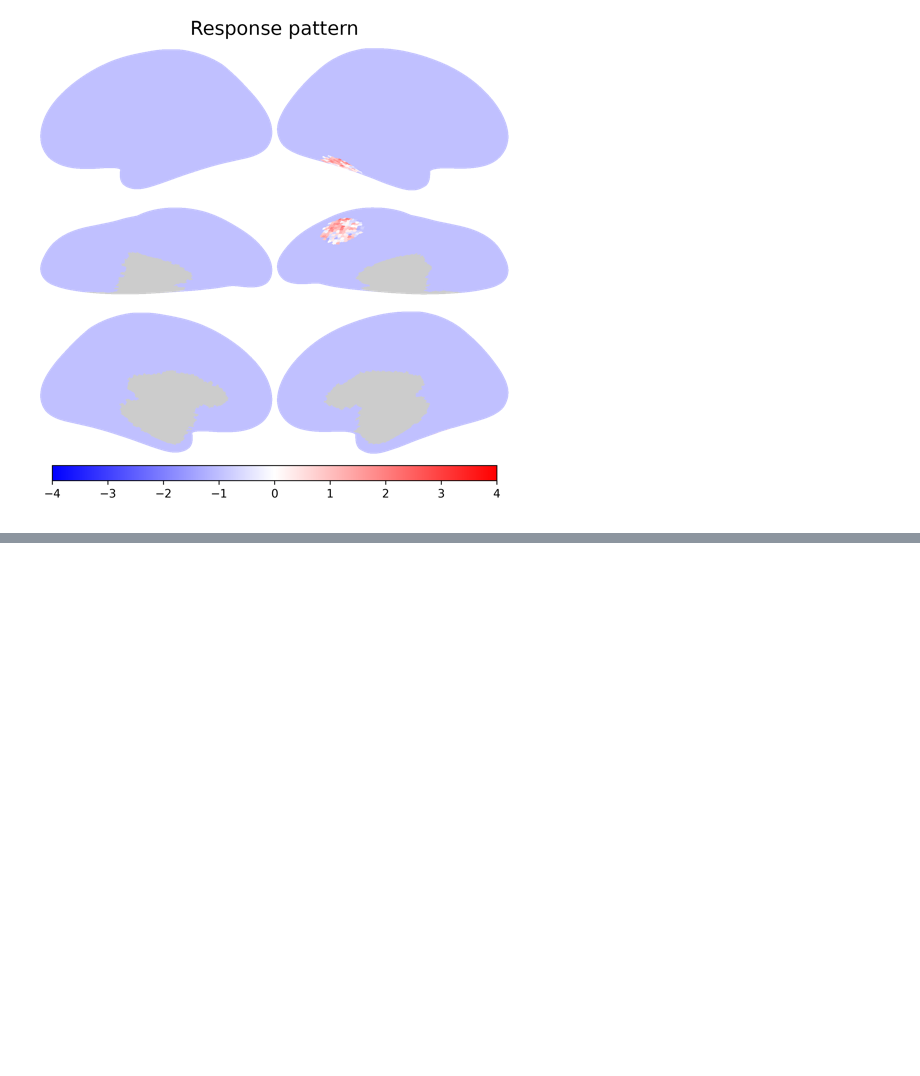
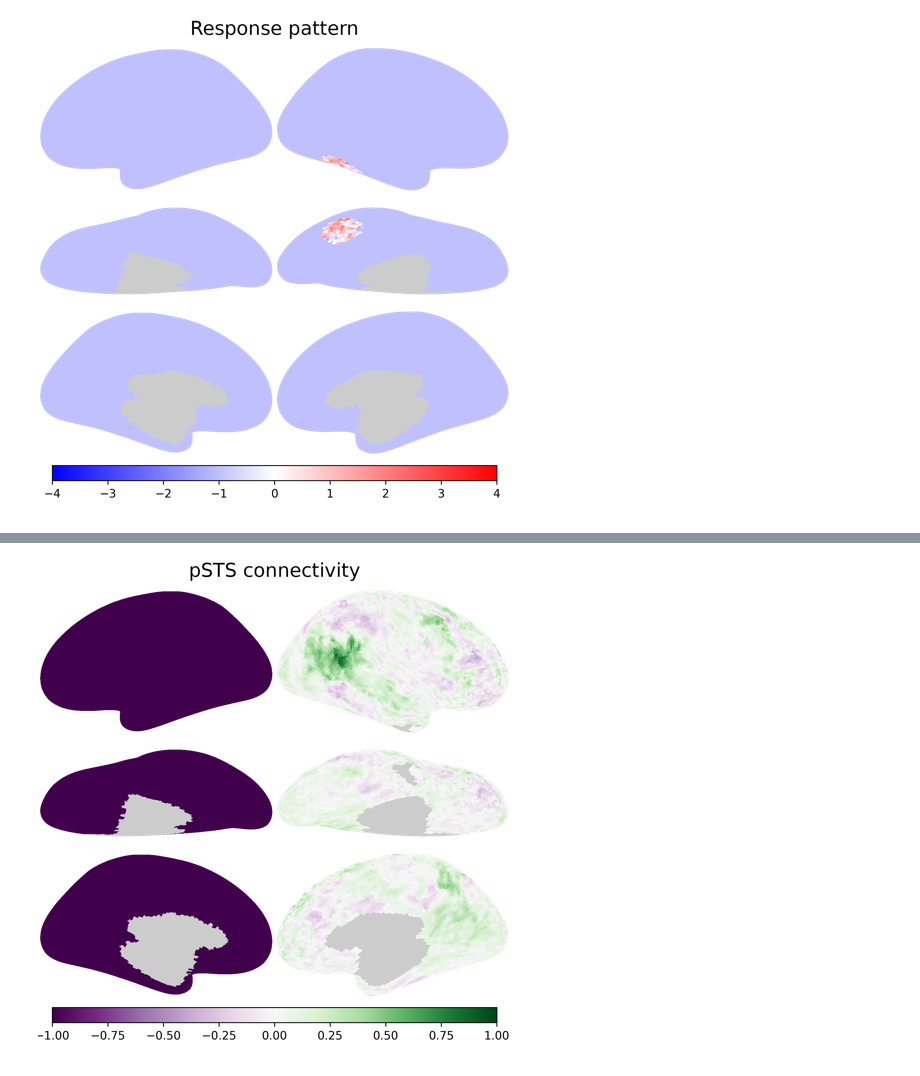
Before and after one commit to eunhyechoe/psyc60, a Jupyter notebook: _build/jupyter_execute/1_data_visualization.ipynb, the cells around one changed output, grey strips where cells are left out. Drawn from its saved outputs; the diff is of its cells as text; code cells hidden in the pictures; blank space fills up the shorter version.

```diff
--- a/_build/jupyter_execute/1_data_visualization.ipynb
+++ b/_build/jupyter_execute/1_data_visualization.ipynb
@@ -310,0 +304,4 @@ plt.show()
+# %%
+nb.plot([lh_minus_one, connvec_sts], cmap='PRGn', vmax=1, vmin=-1, title='pSTS connectivity')
+# %% [output]
+[figure, added]
```
Also changed, not shown: parts of 35 cells of this notebook, 17 other files.
